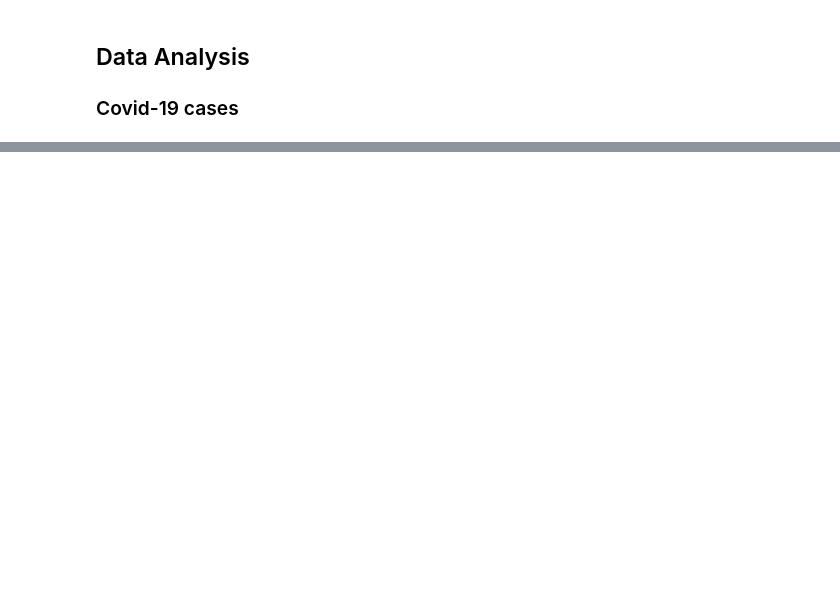
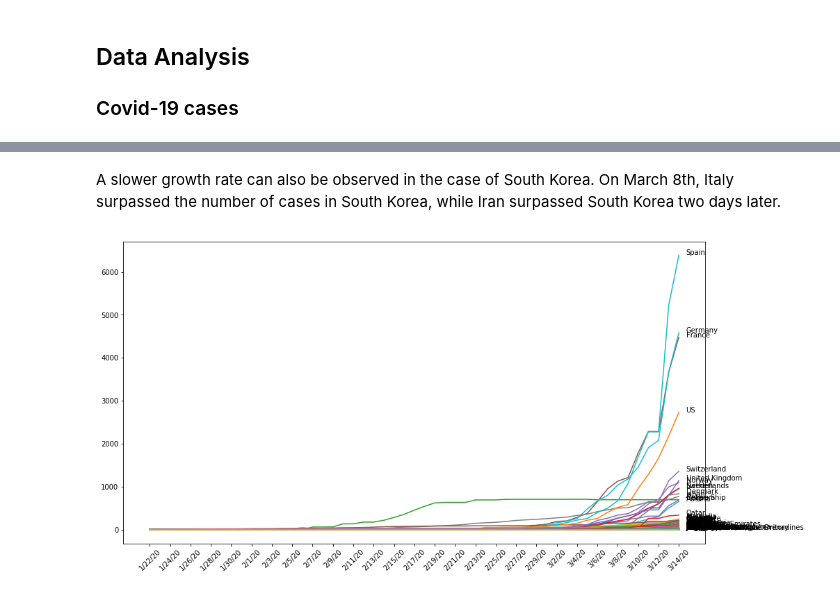
Before and after one commit to hopeman1102/visualize-covid-19, a Jupyter notebook: covid-19.ipynb, the cells around one changed output, grey strips where cells are left out. Saved outputs shown, nothing was run; the diff lists cells and outputs as text; code cells hidden in the pictures; blank space fills up the shorter version.

```diff
--- a/covid-19.ipynb
+++ b/covid-19.ipynb
@@ -138,0 +154,15 @@ plt.xticks(adjust_xticks, rotation=45);
+# %% [markdown]
+A slower growth rate can also be observed in the case of South Korea. On March 8th, Italy surpassed the number of cases in South Korea, while Iran surpassed South Korea two days later.
+# %%
+# plot all countries except for China, Italy, Iran and South Korea
+plt.figure(figsize=[15,8])
+for index, row in df_confirmed_countries.iterrows():
+    if index == 'China' or index == 'Italy' or index == 'Iran' or index == 'Korea, South':
+        pass
+    else:
+        plt.plot(dates, row)
+        plt.annotate(index,xy=(plt.xticks()[0][-1]+0.7, row[-1]))
+
+plt.xticks(adjust_xticks, rotation=45);
+# %% [output]
+[figure, added]
```
Also changed, not shown: parts of 12 cells of this notebook.
